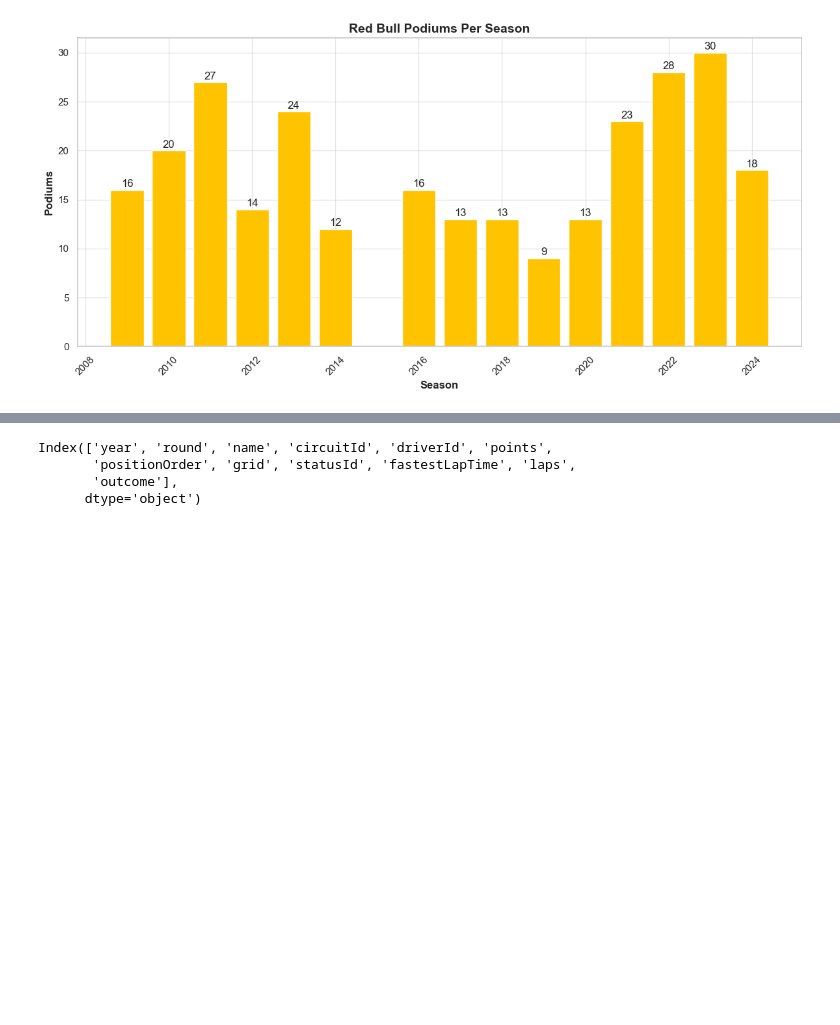
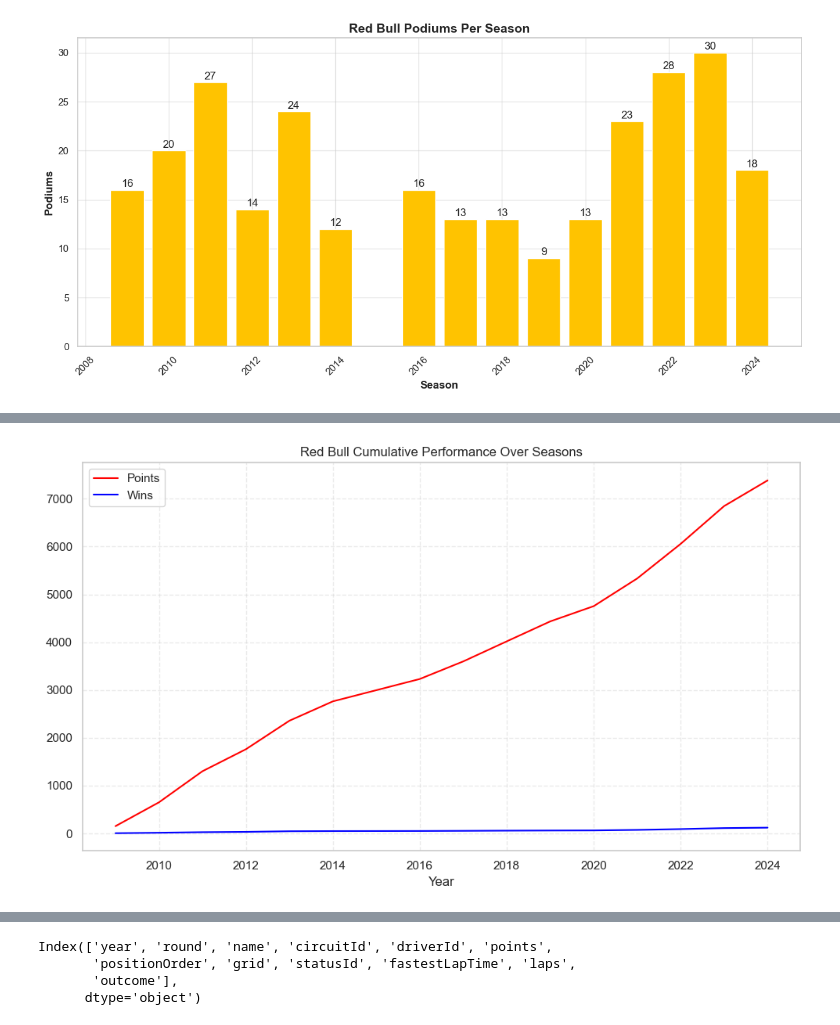
Before and after one commit to tanvis1ngh/F1_RedBull_EDA, a Jupyter notebook: nb/redbull_f1_eda.ipynb, the cells around one changed output, grey strips where cells are left out. Drawn from its saved outputs; the diff is of its cells as text; code cells hidden in the pictures; blank space fills up the shorter version.

```diff
--- a/nb/redbull_f1_eda.ipynb
+++ b/nb/redbull_f1_eda.ipynb
@@ -270,0 +318,15 @@ plt.show()
+# %%
+Season_Summary["cumulative_points"] = Season_Summary["Total Points"].cumsum()
+Season_Summary["cumulative_wins"] = Season_Summary["wins"].cumsum()
+
+plt.figure(figsize=(10, 6))
+plt.plot(Season_Summary["year"], Season_Summary["cumulative_points"], label='Points', color='red')
+plt.plot(Season_Summary["year"], Season_Summary["cumulative_wins"], label='Wins', color='blue')
+plt.title("Red Bull Cumulative Performance Over Seasons")
+plt.xlabel("Year")
+plt.legend()
+plt.grid(True, linestyle='--', alpha=0.4)
+plt.tight_layout()
+plt.show()
+# %% [output]
+[figure, added]
```
Also changed, not shown: parts of 8 cells of this notebook, 3 other files.
